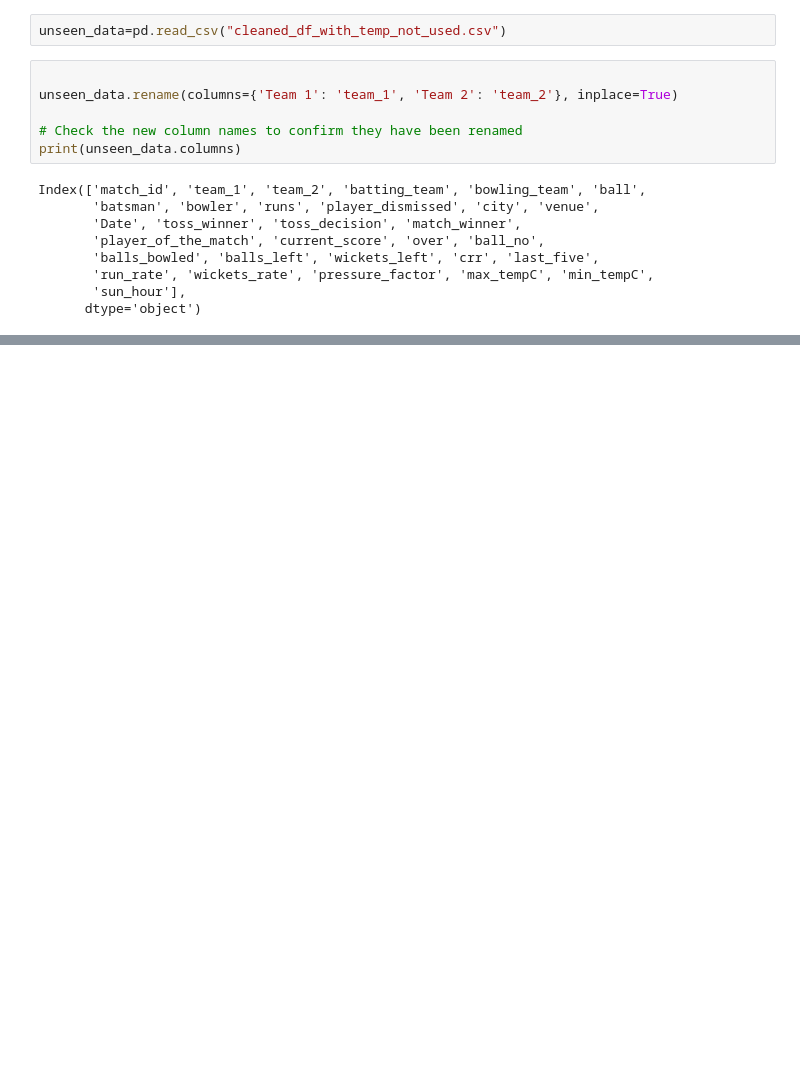
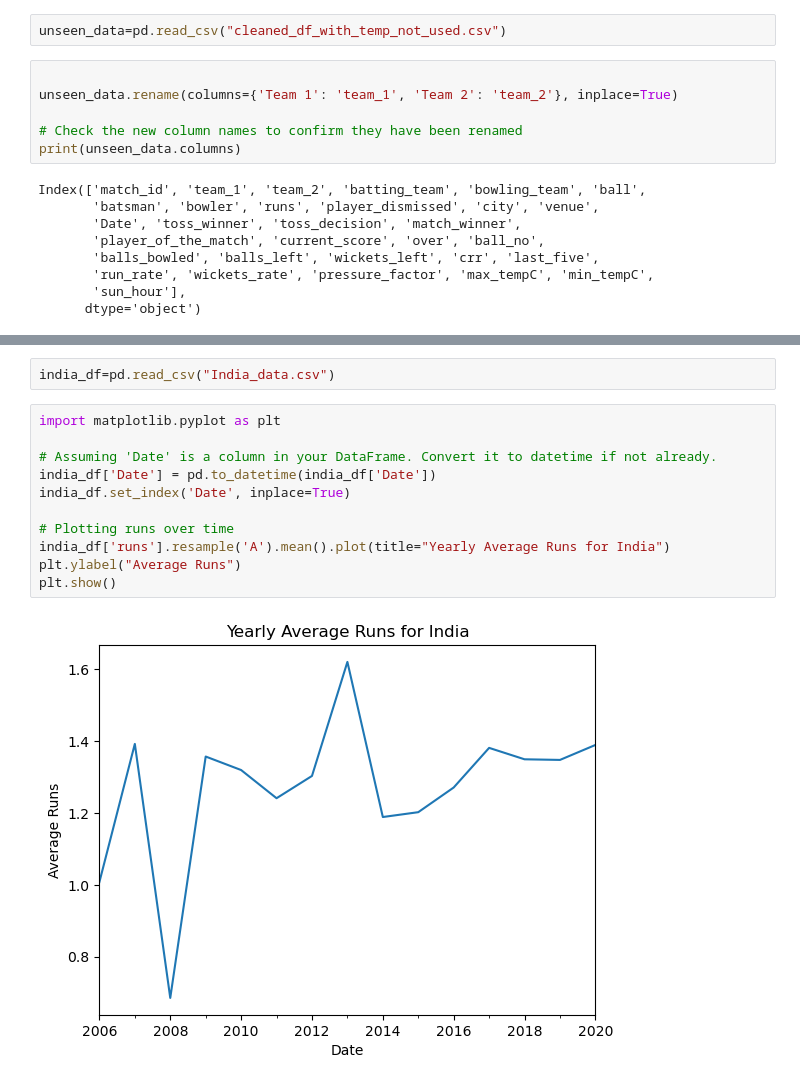
Before and after one commit to niiiiiiiiik/research_project, a Jupyter notebook: Untitled.ipynb, the cells around one changed output, grey strips where cells are left out. Cells and saved outputs as stored; diff of their text form; blank space fills up the shorter version.

```diff
--- a/Untitled.ipynb
+++ b/Untitled.ipynb
@@ -704,0 +770,15 @@ Balanced Accuracy on unseen data: 0.81
+# %%
+india_df=pd.read_csv("India_data.csv")
+# %%
+import matplotlib.pyplot as plt
+
+# Assuming 'Date' is a column in your DataFrame. Convert it to datetime if not already.
+india_df['Date'] = pd.to_datetime(india_df['Date'])
+india_df.set_index('Date', inplace=True)
+
+# Plotting runs over time
+india_df['runs'].resample('A').mean().plot(title="Yearly Average Runs for India")
+plt.ylabel("Average Runs")
+plt.show()
+# %% [output]
+[figure, added]
```
Also changed, not shown: parts of 48 cells of this notebook, 13 other files.
